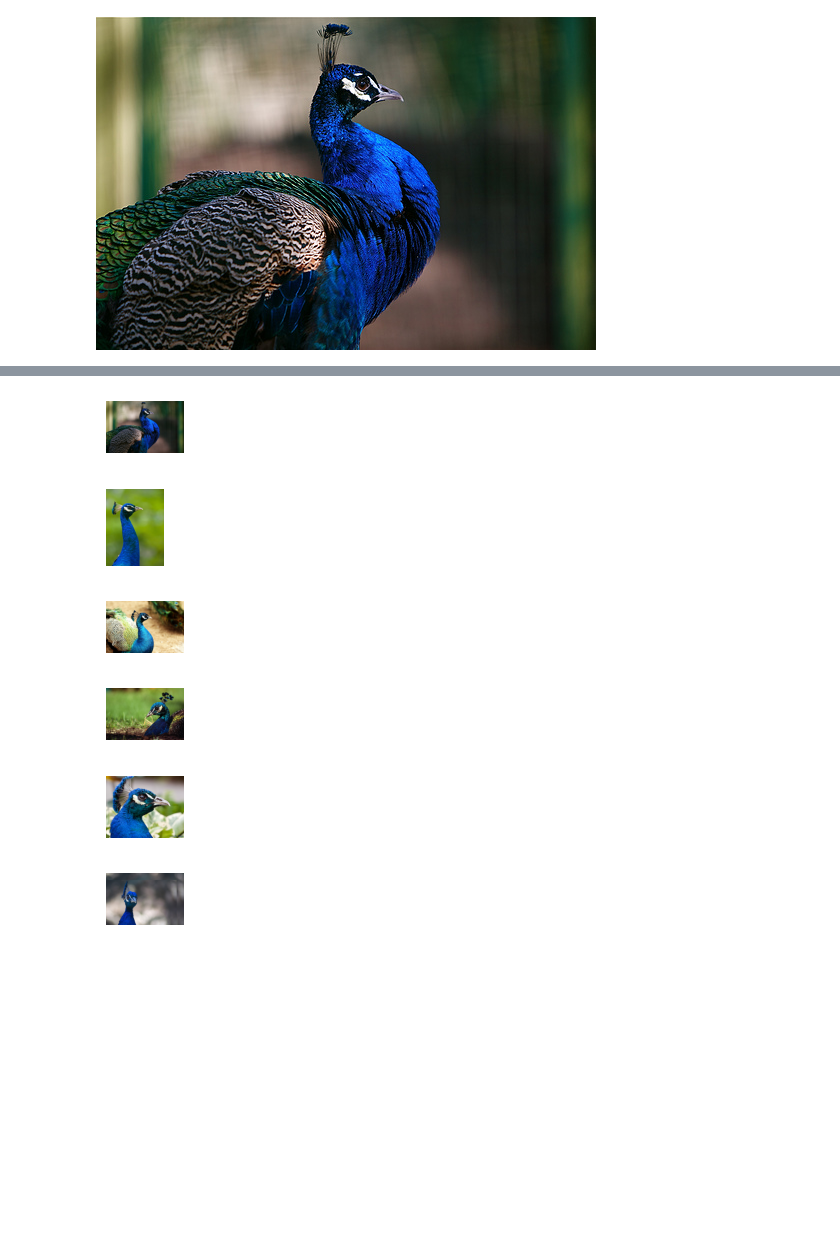
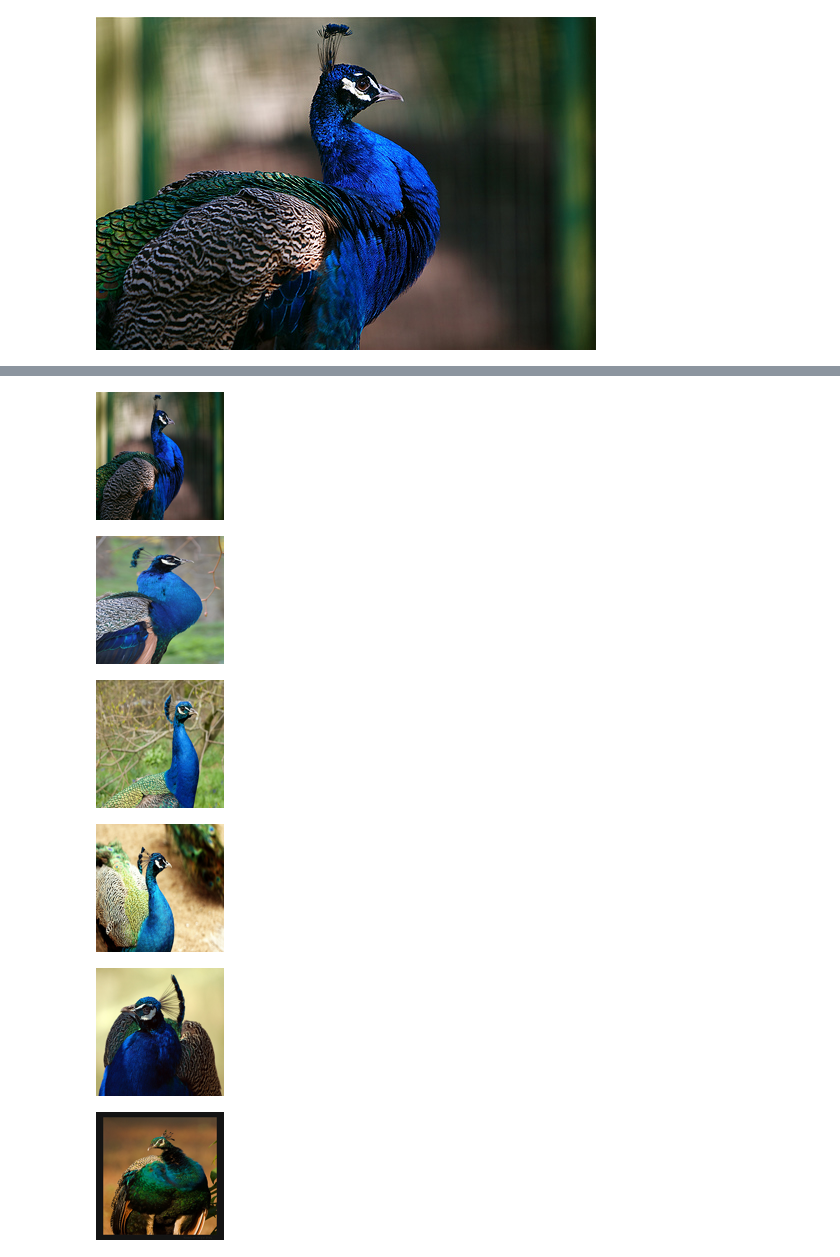
Before and after one commit to MetricSearch/simcoder-pytorch, a Jupyter notebook: notebooks/specialistion_peacock_nnapex.ipynb, the cells around one changed output, grey strips where cells are left out. Drawn from its saved outputs; the diff is of its cells as text; code cells hidden in the pictures; blank space fills up the shorter version.

```diff
--- a/notebooks/specialistion_peacock_nnapex.ipynb
+++ b/notebooks/specialistion_peacock_nnapex.ipynb
@@ -31,3 +5,15 @@ smData = load_mf_softmax()
+# %%
+from pathlib import Path
+from sisap2023.utils.mirflickr import load_encodings, set_mf_images_path
+
+data_root = Path("/Volumes/Data")
+
+# set the location of the mirflickr images so they can be displayed
+set_mf_images_path(data_root / "mf" / "images")
+
+# load the dino2 image embeddings and the resnet19 softmax activations
+data = load_encodings(data_root / "mf_dino2")
+sm_data = load_encodings(data_root / "mf_resnet19_softmax")
 # %%
 # Get the peacock at index
 
@@ -84,19 +53,19 @@ make_mf_image_grid(best_100_categorical,10,10,50,50)
 # %%
-dists = getDists(q0,allData)
+dists = get_euc_dists(q0, data)
 closest_indices = np.argsort(dists) # the closest images to the query
 
 poly_query_indexes = closest_indices[0:6] # These are the indices we will use for the poly query
 
 for i in range(0,6): # 0 is the original image
-    imShow(get_mf_image(poly_query_indexes[i]))
+    display(get_mf_image(poly_query_indexes[i], (128, 128)))
 
-poly_query_data = allData[poly_query_indexes]
+poly_query_data = data[poly_query_indexes]
 # %% [output]
-[figure, old version]
+[figure, new version]
-[figure, old version]
+[figure, new version]
-[figure, old version]
+[figure, new version]
-[figure, old version]
+[figure, new version]
-[figure, old version]
+[figure, new version]
-[figure, old version]
+[figure, new version]
 # %%
 # Fetch the data and whole-set distances for the extra query objects
```
Also changed, not shown: parts of 17 cells of this notebook, 8 other files.
